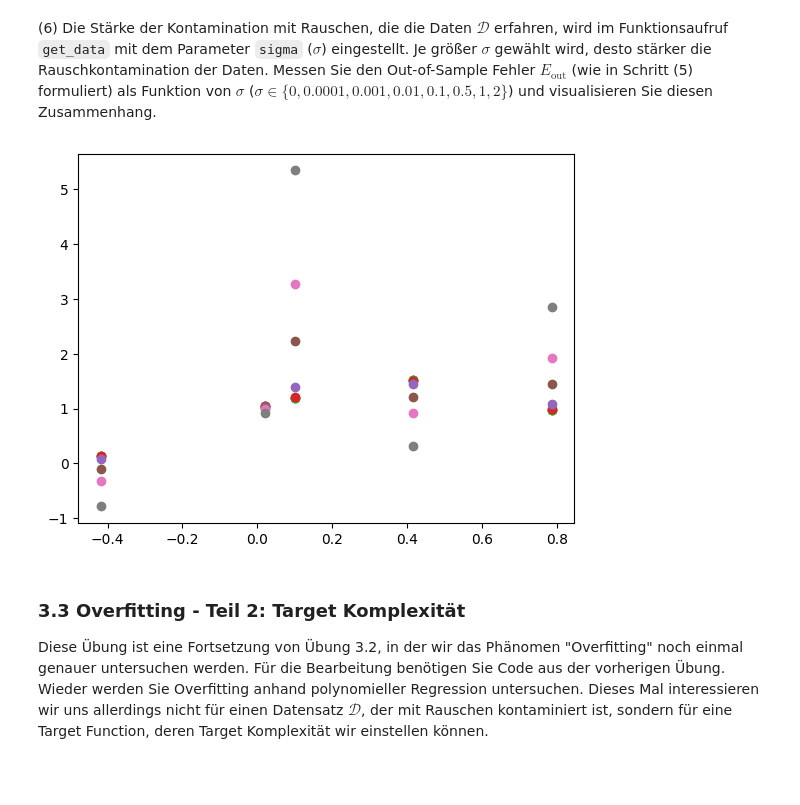
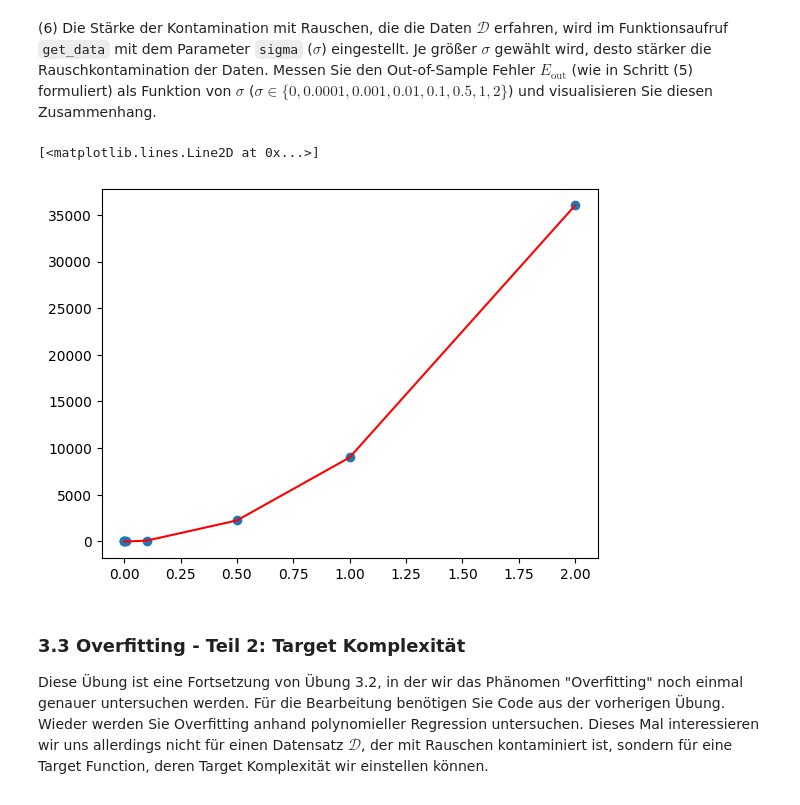
Before and after one commit to Emanuel162/MachineLearning, a Jupyter notebook: UebungenML/SJMN-3.ipynb, the cells around one changed output. Cells and saved outputs as stored; diff of their text form; code cells hidden in the pictures.

```diff
--- a/UebungenML/SJMN-3.ipynb
+++ b/UebungenML/SJMN-3.ipynb
@@ -186,13 +180,23 @@ def eOut(hypothese,targetFunction):
+# %%
+def e_out(y, g, K = 50):
+    x = np.linspace(-1, 1)
+    return np.sum((g(x) - y(x)) ** 2) / K
 # %% [markdown]
 (6) Die Stärke der Kontamination mit Rauschen, die die Daten $\mathcal{D}$ erfahren, wird im Funktionsaufruf `get_data` mit dem Parameter `sigma` ($\sigma$) eingestellt. Je größer $\sigma$ gewählt wird, desto stärker die Rauschkontamination der Daten. Messen Sie den Out-of-Sample Fehler $E_\text{out}$ (wie in Schritt (5) formuliert) als Funktion von $\sigma$ ($\sigma\in\{0, 0.0001, 0.001, 0.01, 0.1, 0.5, 1, 2\}$) und visualisieren Sie diesen Zusammenhang.
 # %%
-sigma=[0,0.0001,0.001,0.01,0.1,0.5,1,2]
-
+sigma=np.array([0,0.0001,0.001,0.01,0.1,0.5,1,2])
+e_outs = []
 for i in sigma:
-    X_3_2_5,y_3_2_5=get_data(i,5)
-    plt.scatter(X_3_2_5,y_3_2_5)
+    X_3_2_5,y_3_2_5=get_data(i)
+    X_transformed = phi4(X_3_2_5)
+    w_lin = lin_reg(X_transformed, y_3_2_5)
+    g = lambda x: get_final_g(x, w_lin)
+    e_outs.append(e_out(f, g))
+plt.scatter(sigma, e_outs)
+plt.plot(sigma, e_outs, 'r')
 # %% [output]
+[<matplotlib.lines.Line2D at 0x...>]
-[figure, old version]
+[figure, new version]
 # %% [markdown]
 ### 3.3 Overfitting - Teil 2: Target Komplexität
 
```
Also changed, not shown: parts of 11 cells of this notebook, 1 other file.
